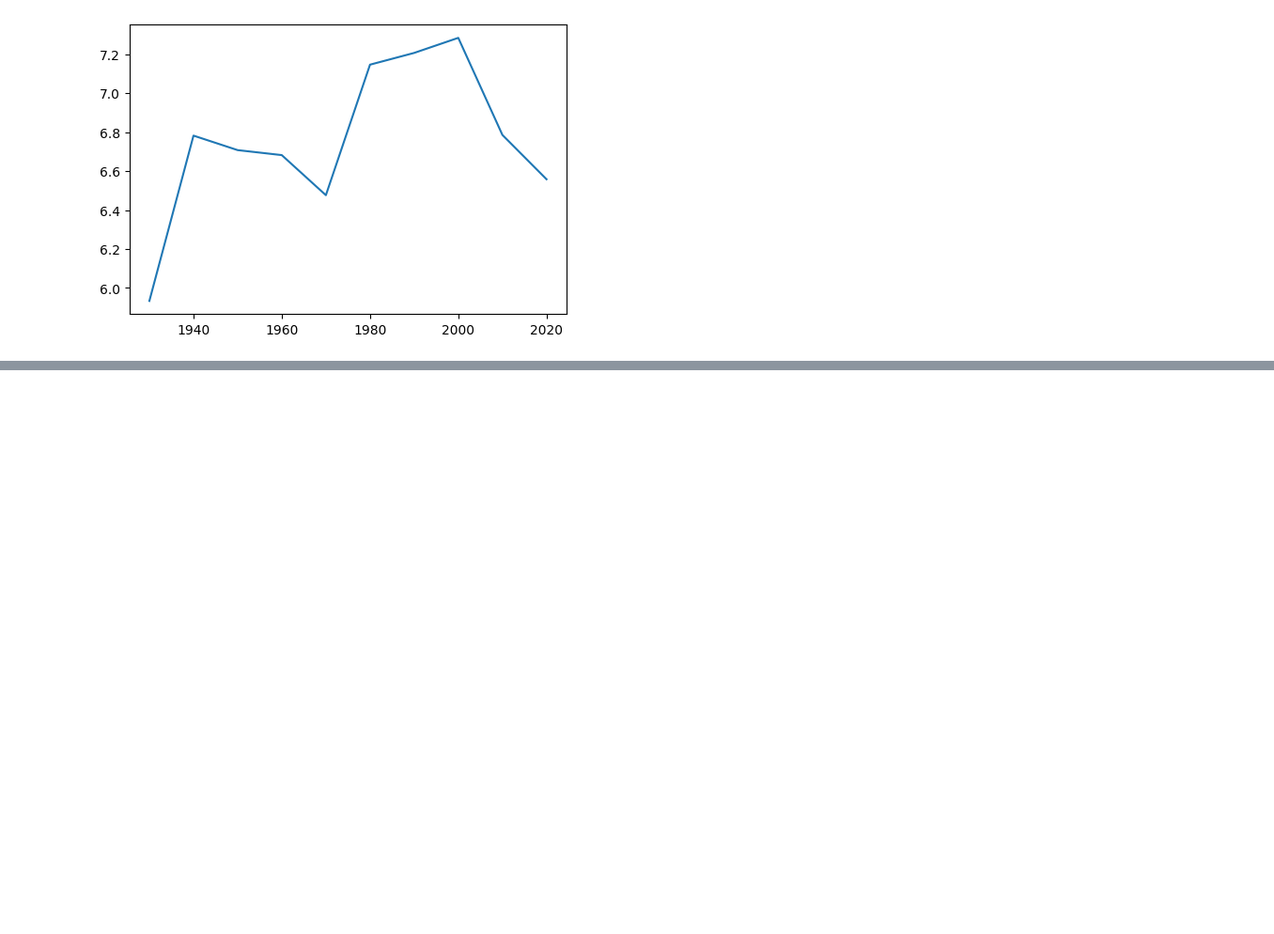
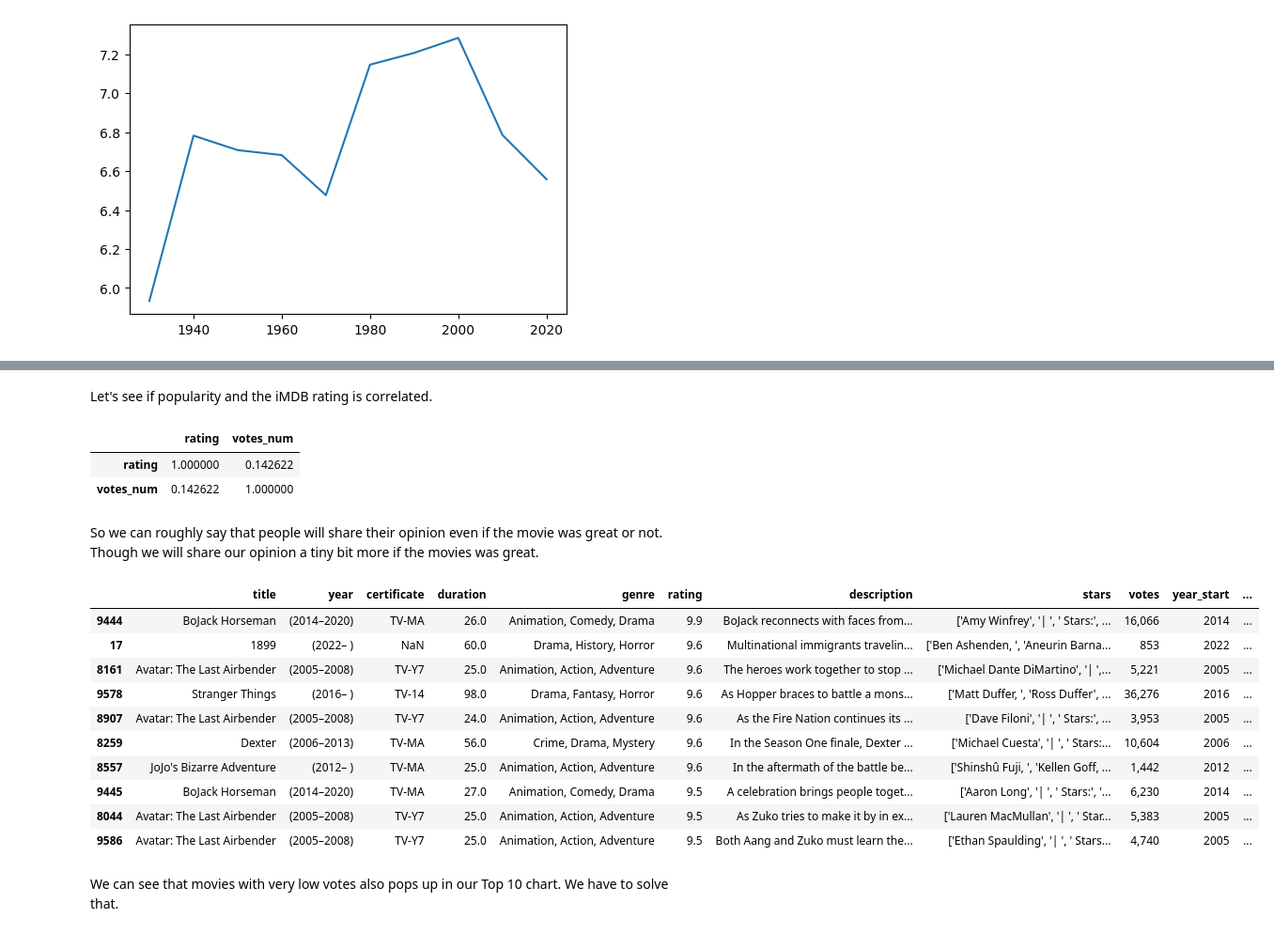
Before and after one commit to dybdeskarphet/databook, a Jupyter notebook: src/movie_analysis.ipynb, the cells around one changed output, grey strips where cells are left out. Shown: that part at 94% size. Saved outputs shown, nothing was run; the diff lists cells and outputs as text; code cells hidden in the pictures; blank space fills up the shorter version.

Commit message:
Do more analysis with the movies

```diff
--- a/src/movie_analysis.ipynb
+++ b/src/movie_analysis.ipynb
@@ -32,0 +69,4 @@ plt.show()
+# %%
+df["votes_num"] = df["votes"].str.replace(",", "").fillna(0).astype(int)
+print(f"{df["votes_num"]}\n")
+print(df.dtypes)
@@ -32,0 +91,26 @@ plt.show()
+# %% [markdown]
+Let's see if popularity and the iMDB rating is correlated.
+# %%
+df[['rating', "votes_num"]].corr()
+# %% [output]
+|  | rating | votes_num |
+| rating | 1.000000 | 0.142622 |
+| votes_num | 0.142622 | 1.000000 |
+# %% [markdown]
+So we can roughly say that people will share their opinion even if the movie was great or not. Though we will share our opinion a tiny bit more if the movies was great.
+# %%
+df.sort_values(["rating", "votes"], ascending=[False, False]).head(10)
+# %% [output]
+|  | title | year | certificate | duration | genre | rating | description | stars | votes | year_start | ... |
+| 9444 | BoJack Horseman | (2014–2020) | TV-MA | 26.0 | Animation, Comedy, Drama | 9.9 | BoJack reconnects with faces from... | ['Amy Winfrey', '| ', ' Stars:', ... | 16,066 | 2014 | ... |
+| 17 | 1899 | (2022– ) | NaN | 60.0 | Drama, History, Horror | 9.6 | Multinational immigrants travelin... | ['Ben Ashenden, ', 'Aneurin Barna... | 853 | 2022 | ... |
+| 8161 | Avatar: The Last Airbender | (2005–2008) | TV-Y7 | 25.0 | Animation, Action, Adventure | 9.6 | The heroes work together to stop ... | ['Michael Dante DiMartino', '| ',... | 5,221 | 2005 | ... |
+| 9578 | Stranger Things | (2016– ) | TV-14 | 98.0 | Drama, Fantasy, Horror | 9.6 | As Hopper braces to battle a mons... | ['Matt Duffer, ', 'Ross Duffer', ... | 36,276 | 2016 | ... |
+| 8907 | Avatar: The Last Airbender | (2005–2008) | TV-Y7 | 24.0 | Animation, Action, Adventure | 9.6 | As the Fire Nation continues its ... | ['Dave Filoni', '| ', ' Stars:', ... | 3,953 | 2005 | ... |
+| 8259 | Dexter | (2006–2013) | TV-MA | 56.0 | Crime, Drama, Mystery | 9.6 | In the Season One finale, Dexter ... | ['Michael Cuesta', '| ', ' Stars:... | 10,604 | 2006 | ... |
+| 8557 | JoJo's Bizarre Adventure | (2012– ) | TV-MA | 25.0 | Animation, Action, Adventure | 9.6 | In the aftermath of the battle be... | ['Shinshû Fuji, ', 'Kellen Goff, ... | 1,442 | 2012 | ... |
+| 9445 | BoJack Horseman | (2014–2020) | TV-MA | 27.0 | Animation, Comedy, Drama | 9.5 | A celebration brings people toget... | ['Aaron Long', '| ', ' Stars:', '... | 6,230 | 2014 | ... |
+| 8044 | Avatar: The Last Airbender | (2005–2008) | TV-Y7 | 25.0 | Animation, Action, Adventure | 9.5 | As Zuko tries to make it by in ex... | ['Lauren MacMullan', '| ', ' Star... | 5,383 | 2005 | ... |
+| 9586 | Avatar: The Last Airbender | (2005–2008) | TV-Y7 | 25.0 | Animation, Action, Adventure | 9.5 | Both Aang and Zuko must learn the... | ['Ethan Spaulding', '| ', ' Stars... | 4,740 | 2005 | ... |
+# %% [markdown]
+We can see that movies with very low votes also pops up in our Top 10 chart. We have to solve that.
```
Also changed, not shown: parts of 6 cells of this notebook.
